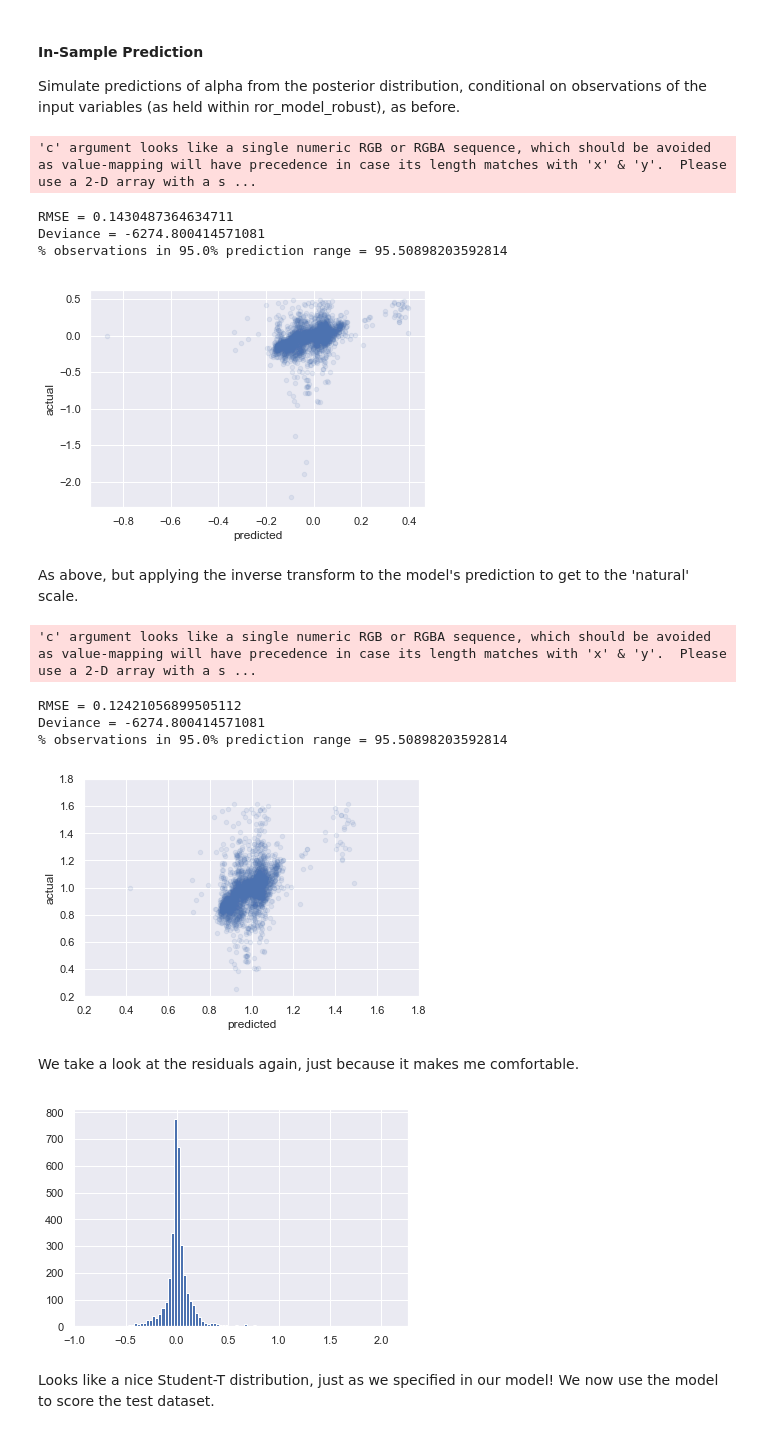
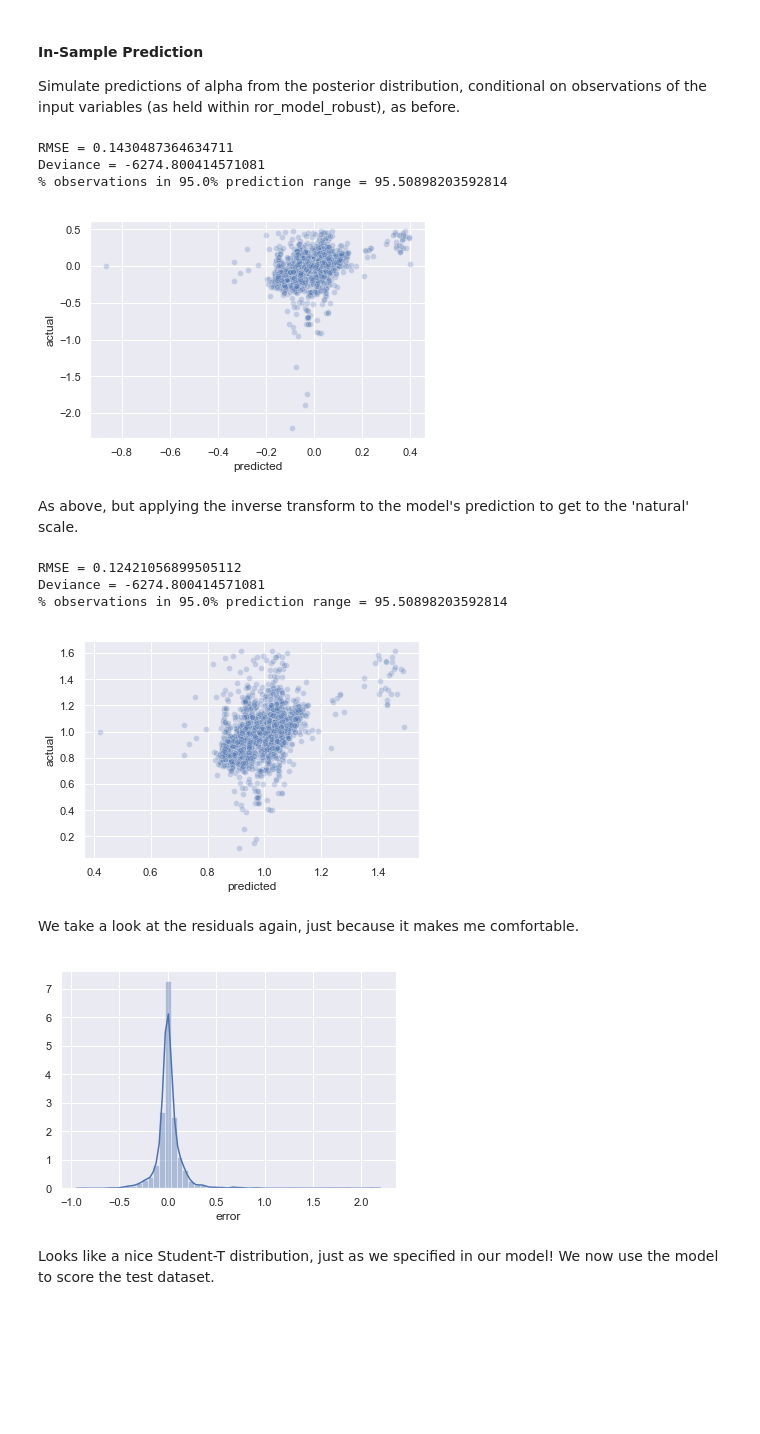
Before and after one commit to AlexIoannides/pymc-example-project, a Jupyter notebook: notebooks/pymc3_bayesian_data_workflow.ipynb, the cells around one changed output. Saved outputs shown, nothing was run; the diff lists cells and outputs as text; code cells hidden in the pictures; blank space fills up the shorter version.

```diff
--- a/notebooks/pymc3_bayesian_data_workflow.ipynb
+++ b/notebooks/pymc3_bayesian_data_workflow.ipynb
@@ -22,7 +23,7 @@ from sklearn.preprocessing import (
     StandardScaler, LabelEncoder, FunctionTransformer)
 from theano import shared
 
-sns.set()
+sns.set(rc={'figure.figsize':(10, 5)})
 warnings.filterwarnings('ignore')
 # %% [markdown]
 ## Load Data and Yield Pandas DataFrame
@@ -621,9 +607,7 @@ with pm.Model() as ror_robust:
 #### Markov Chain Monte Carlo Model Estimation
 To get better diagnostics, we use Markov Chain Monte Carl (MCMC) techniques to simulate draw samples from the posterior distribution.
 # %%
-# ror_robust_trace = run_or_load_mcmc(ror_robust, draws_=10000, tune_=2500)
-
-ror_robust_trace = run_or_load_mcmc(ror_robust, draws_=1000, tune_=500)
+ror_robust_trace = run_or_load_mcmc(ror_robust, draws_=10000, tune_=2500)
 # %% [output]
 Auto-assigning NUTS sampler...
 Initializing NUTS using jitter+adapt_diag...
@@ -648,14 +632,13 @@ Simulate predictions of alpha from the posterior distribution, conditional on ob
 ror_robust_insamp = model_performance(
     y_train, ror_robust_trace, ror_robust, samples_=10000)
 
-_ = (ror_robust_insamp
-     .plot(kind='scatter', x='predicted', y='actual', alpha=0.1))
+_ = sns.scatterplot(x='predicted', y='actual', alpha=0.25,
+                    data=ror_robust_insamp)
 # %% [output]
-'c' argument looks like a single numeric RGB or RGBA sequence, which should be avoided as value-mapping will have precedence in case its length matches with 'x' & 'y'.  Please use a 2-D array with a s ...
+RMSE = 0.1430487364634711
+Deviance = -6274.800414571081
+% observations in 95.0% prediction range = 95.50898203592814
-RMSE = 0.1430487364634711
-Deviance = -6274.800414571081
-% observations in 95.0% prediction range = 95.50898203592814
-[figure, old version]
+[figure, new version]
 # %% [markdown]
 As above, but applying the inverse transform to the model's prediction to get to the 'natural' scale.
 # %%
@@ -663,22 +646,19 @@ ror_robust_insamp_tfm = model_performance(
     y_train, ror_robust_trace, ror_robust, samples_=10000,
     y_inv_tfm=label_itfm)
 
-_ = (ror_robust_insamp_tfm
-     .plot(kind='scatter', x='predicted', y='actual', alpha=0.1,
-           xlim=[0.2, 1.8], ylim=[0.2, 1.8]))
+_ = sns.scatterplot(x='predicted', y='actual', alpha=0.25,
+                    data=ror_robust_insamp_tfm)
 # %% [output]
-'c' argument looks like a single numeric RGB or RGBA sequence, which should be avoided as value-mapping will have precedence in case its length matches with 'x' & 'y'.  Please use a 2-D array with a s ...
+RMSE = 0.12421056899505112
+Deviance = -6274.800414571081
+% observations in 95.0% prediction range = 95.50898203592814
-RMSE = 0.12421056899505112
-Deviance = -6274.800414571081
-% observations in 95.0% prediction range = 95.50898203592814
-[figure, old version]
+[figure, new version]
 # %% [markdown]
 We take a look at the residuals again, just because it makes me comfortable.
 # %%
-_ = (ror_robust_insamp['error']
-     .hist(bins=100))
+_ = sns.distplot(ror_robust_insamp.error)
 # %% [output]
-[figure, old version]
+[figure, new version]
 # %% [markdown]
 Looks like a nice Student-T distribution, just as we specified in our model! We now use the model to score the test dataset.
 # %% [markdown]
```
Also changed, not shown: parts of 27 cells of this notebook.
